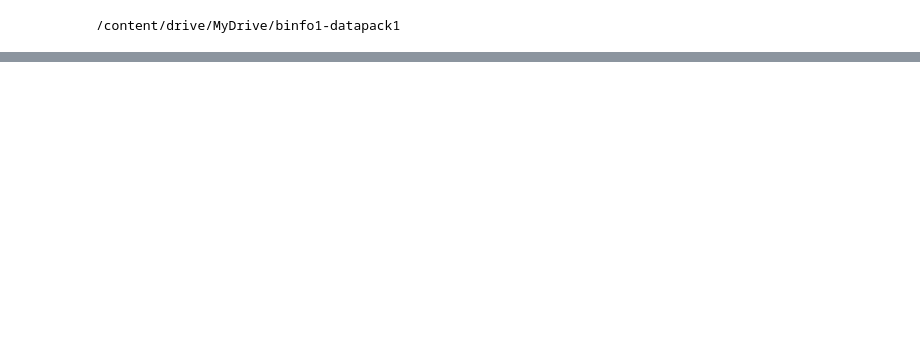
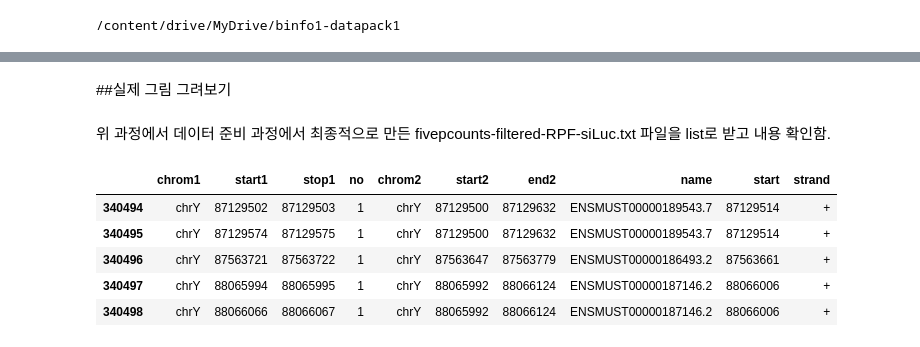
Before and after one commit to Heeun93/2021-36845_Homework, a Jupyter notebook: 220511_10th_weeks_homework_2021_36845_Heeun_Kwon.ipynb, the cells around one changed output, grey strips where cells are left out. Drawn from its saved outputs; the diff is of its cells as text; code cells hidden in the pictures; blank space fills up the shorter version.

```diff
--- a/220511_10th_weeks_homework_2021_36845_Heeun_Kwon.ipynb
+++ b/220511_10th_weeks_homework_2021_36845_Heeun_Kwon.ipynb
@@ -417,0 +245,14 @@ pileup5.to_csv("test2.bam",header=False, index=False, sep='\t')
+# %% [markdown]
+##실제 그림 그려보기
+# %% [markdown]
+위 과정에서 데이터 준비 과정에서 최종적으로 만든 fivepcounts-filtered-RPF-siLuc.txt 파일을 list로 받고 내용 확인함.
+# %%
+list = pd.read_csv('fivepcounts-filtered-RPF-siLuc.txt', sep='\t', names=['chrom1', 'start1', 'stop1', 'no', 'chrom2', 'start2', 'end2', 'name', 'start', 'strand'])
+list.tail()
+# %% [output]
+|  | chrom1 | start1 | stop1 | no | chrom2 | start2 | end2 | name | start | strand |
+| 340494 | chrY | 87129502 | 87129503 | 1 | chrY | 87129500 | 87129632 | ENSMUST00000189543.7 | 87129514 | + |
+| 340495 | chrY | 87129574 | 87129575 | 1 | chrY | 87129500 | 87129632 | ENSMUST00000189543.7 | 87129514 | + |
+| 340496 | chrY | 87563721 | 87563722 | 1 | chrY | 87563647 | 87563779 | ENSMUST00000186493.2 | 87563661 | + |
+| 340497 | chrY | 88065994 | 88065995 | 1 | chrY | 88065992 | 88066124 | ENSMUST00000187146.2 | 88066006 | + |
+| 340498 | chrY | 88066066 | 88066067 | 1 | chrY | 88065992 | 88066124 | ENSMUST00000187146.2 | 88066006 | + |
```
Also changed, not shown: parts of 75 cells of this notebook.
